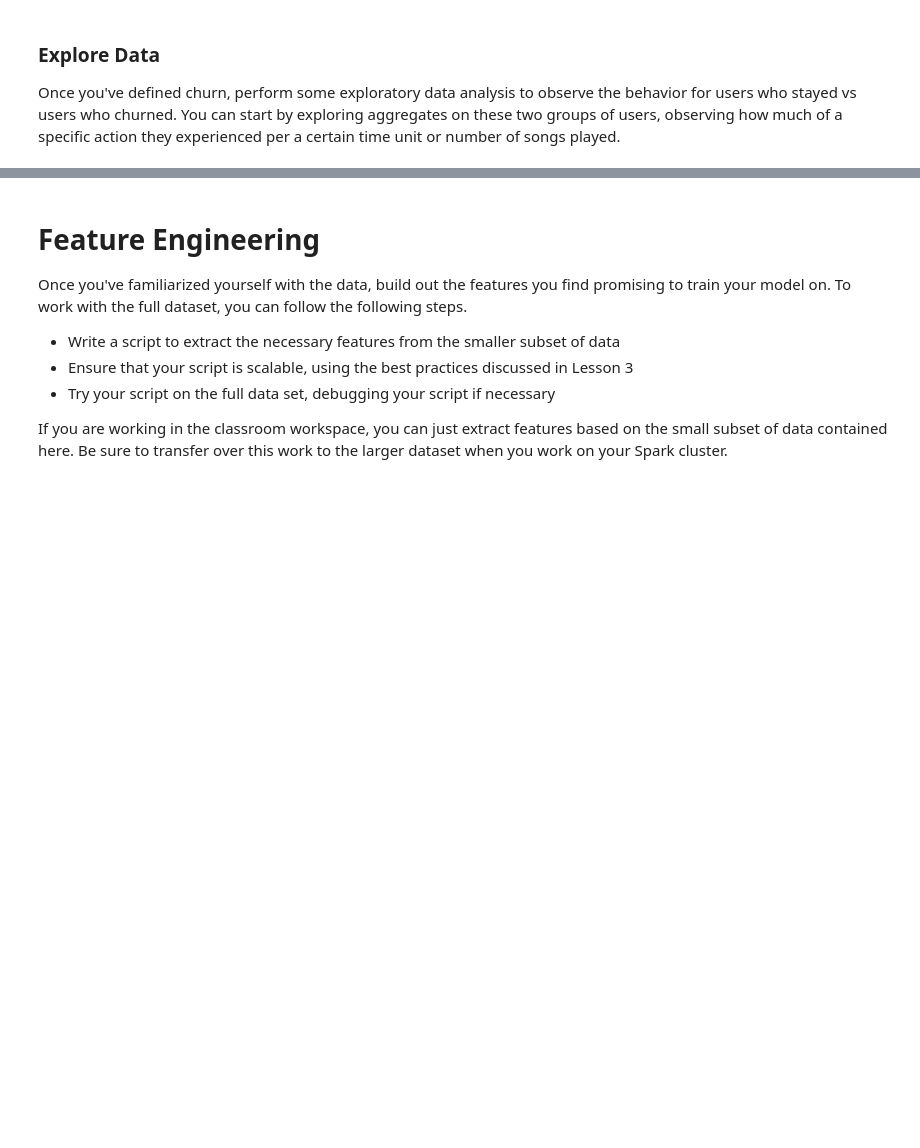
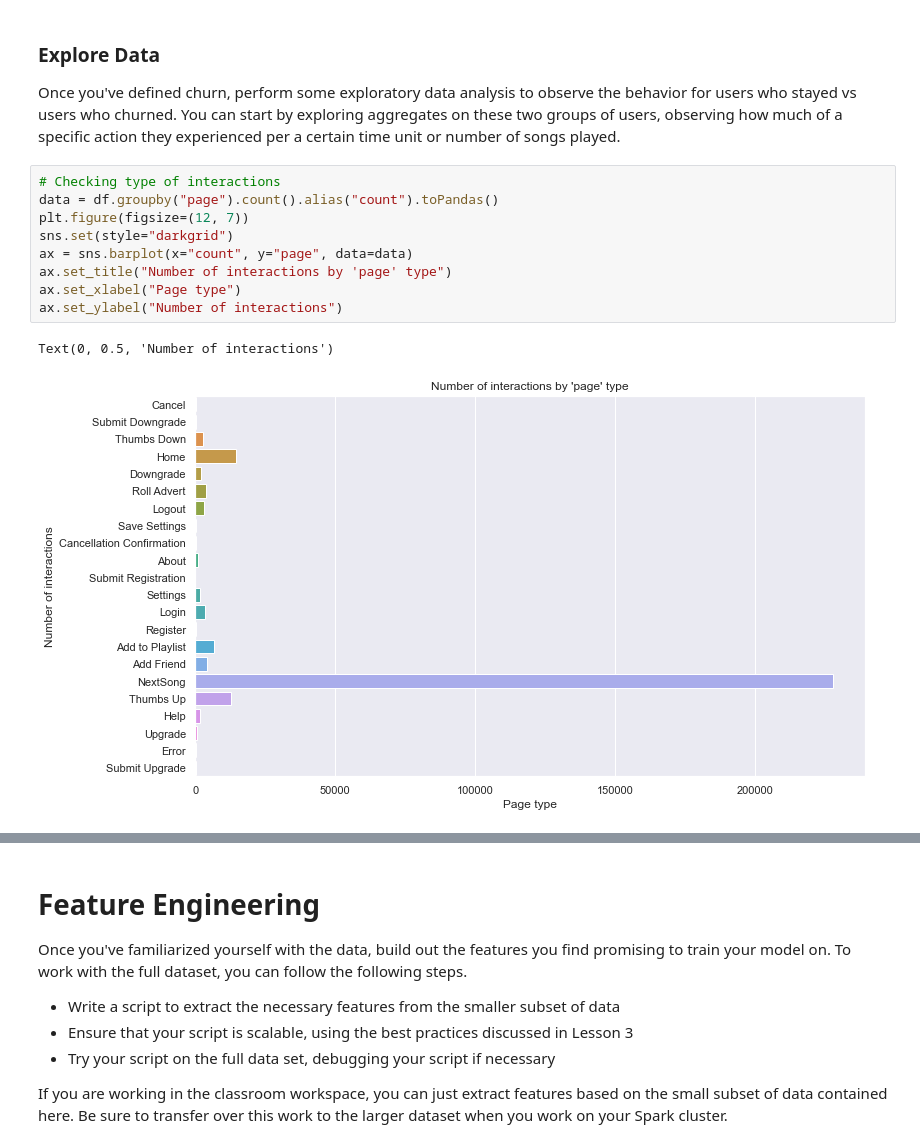
Before and after one commit to pedflotor/Sparkify-Churn-Prediction, a Jupyter notebook: Sparkify.ipynb, the cells around one changed output, grey strips where cells are left out. Saved outputs shown, nothing was run; the diff lists cells and outputs as text; blank space fills up the shorter version.

Commit message:
feat: Data Analysis

```diff
--- a/Sparkify.ipynb
+++ b/Sparkify.ipynb
@@ -262,3 +280,15 @@ sparkify_events["userId", "downgrade"].dropDuplicates().groupby("downgrade").cou
 # %% [markdown]
 ### Explore Data
 Once you've defined churn, perform some exploratory data analysis to observe the behavior for users who stayed vs users who churned. You can start by exploring aggregates on these two groups of users, observing how much of a specific action they experienced per a certain time unit or number of songs played.
+# %%
+# Checking type of interactions
+data = df.groupby("page").count().alias("count").toPandas()
+plt.figure(figsize=(12, 7))
+sns.set(style="darkgrid")
+ax = sns.barplot(x="count", y="page", data=data)
+ax.set_title("Number of interactions by 'page' type")
+ax.set_xlabel("Page type")
+ax.set_ylabel("Number of interactions")
+# %% [output]
+Text(0, 0.5, 'Number of interactions')
+[figure, added]
```
Also changed, not shown: parts of 28 cells of this notebook.
